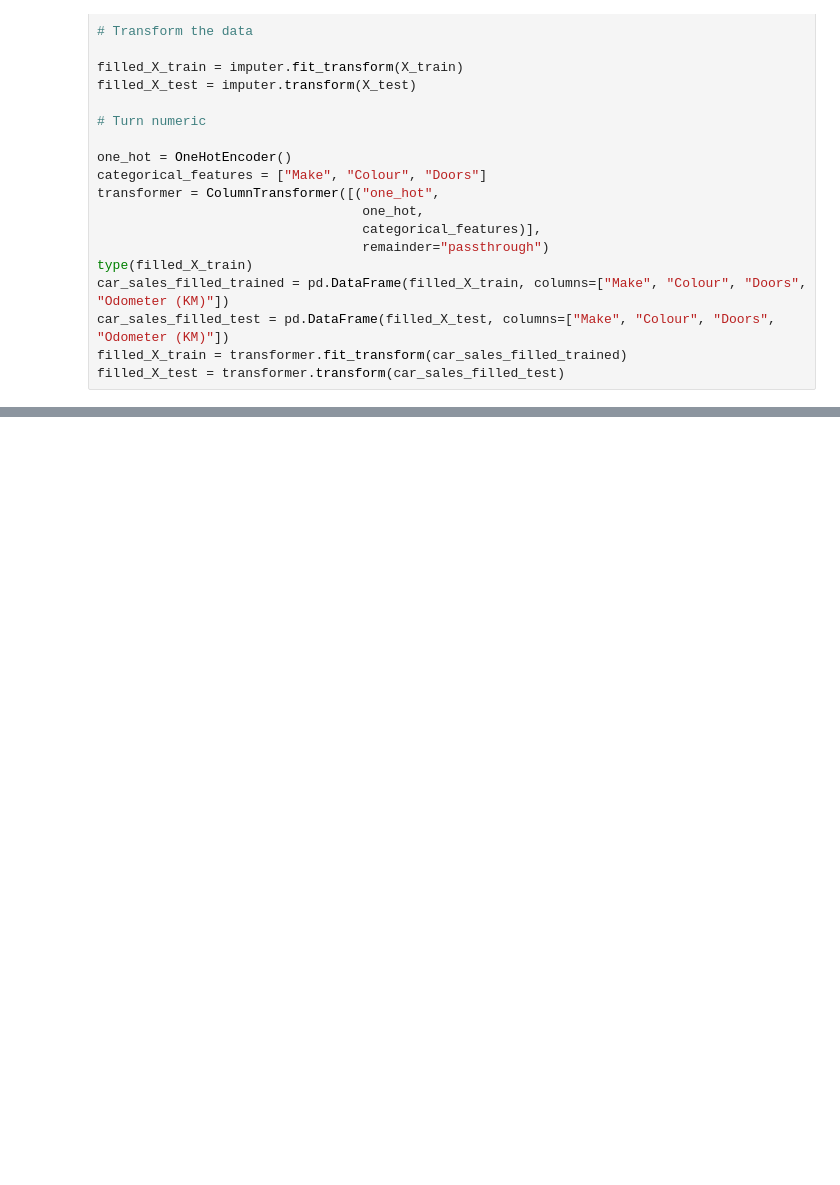
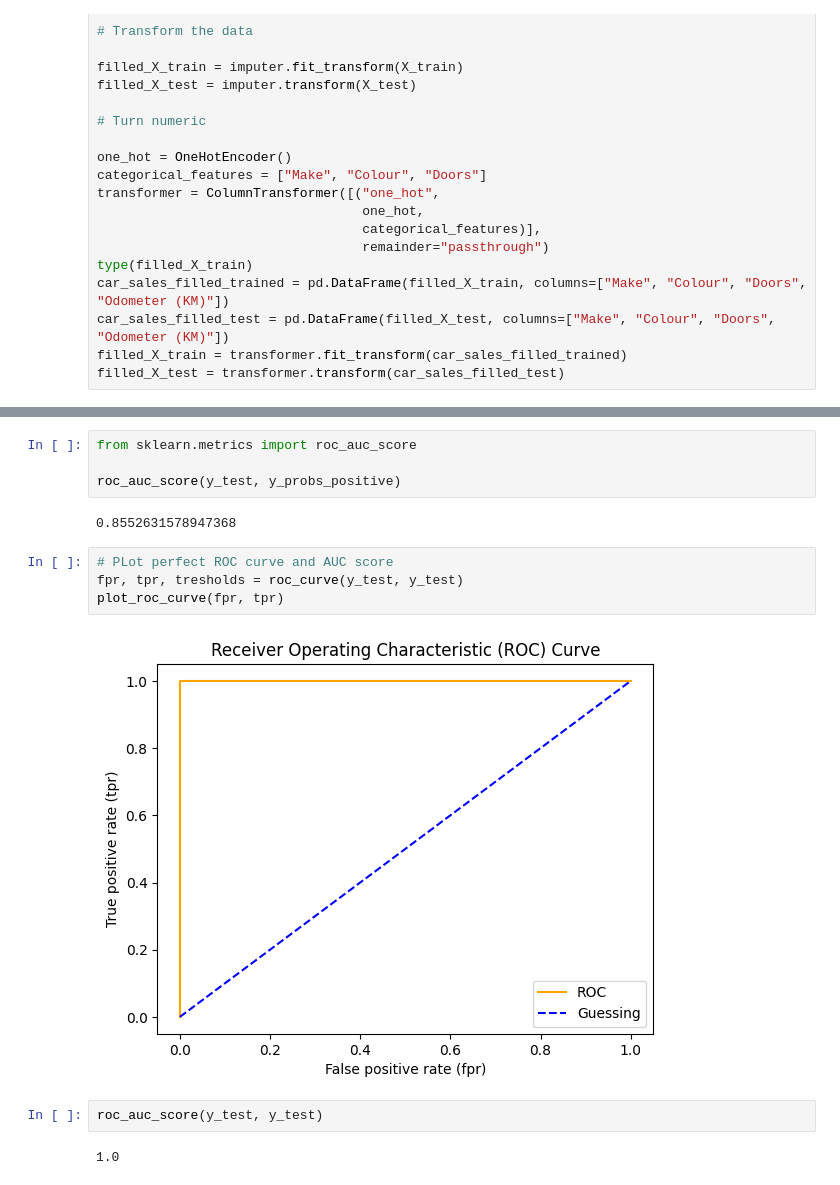
Before and after one commit to kis619/first_jupyter, a Jupyter notebook: Learning_scikit_zrm.ipynb, the cells around one changed output, grey strips where cells are left out. Drawn from its saved outputs; the diff is of its cells as text; blank space fills up the shorter version.

```diff
--- a/Learning_scikit_zrm.ipynb
+++ b/Learning_scikit_zrm.ipynb
@@ -448,0 +813,16 @@ model.score(filled_X_test, y_test)
+# %%
+from sklearn.metrics import roc_auc_score
+
+roc_auc_score(y_test, y_probs_positive)
+# %% [output]
+0.8552631578947368
+# %%
+# PLot perfect ROC curve and AUC score
+fpr, tpr, tresholds = roc_curve(y_test, y_test)
+plot_roc_curve(fpr, tpr)
+# %% [output]
+[figure, added]
+# %%
+roc_auc_score(y_test, y_test)
+# %% [output]
+1.0
```
Also changed, not shown: parts of 108 cells of this notebook, 1 other file.
